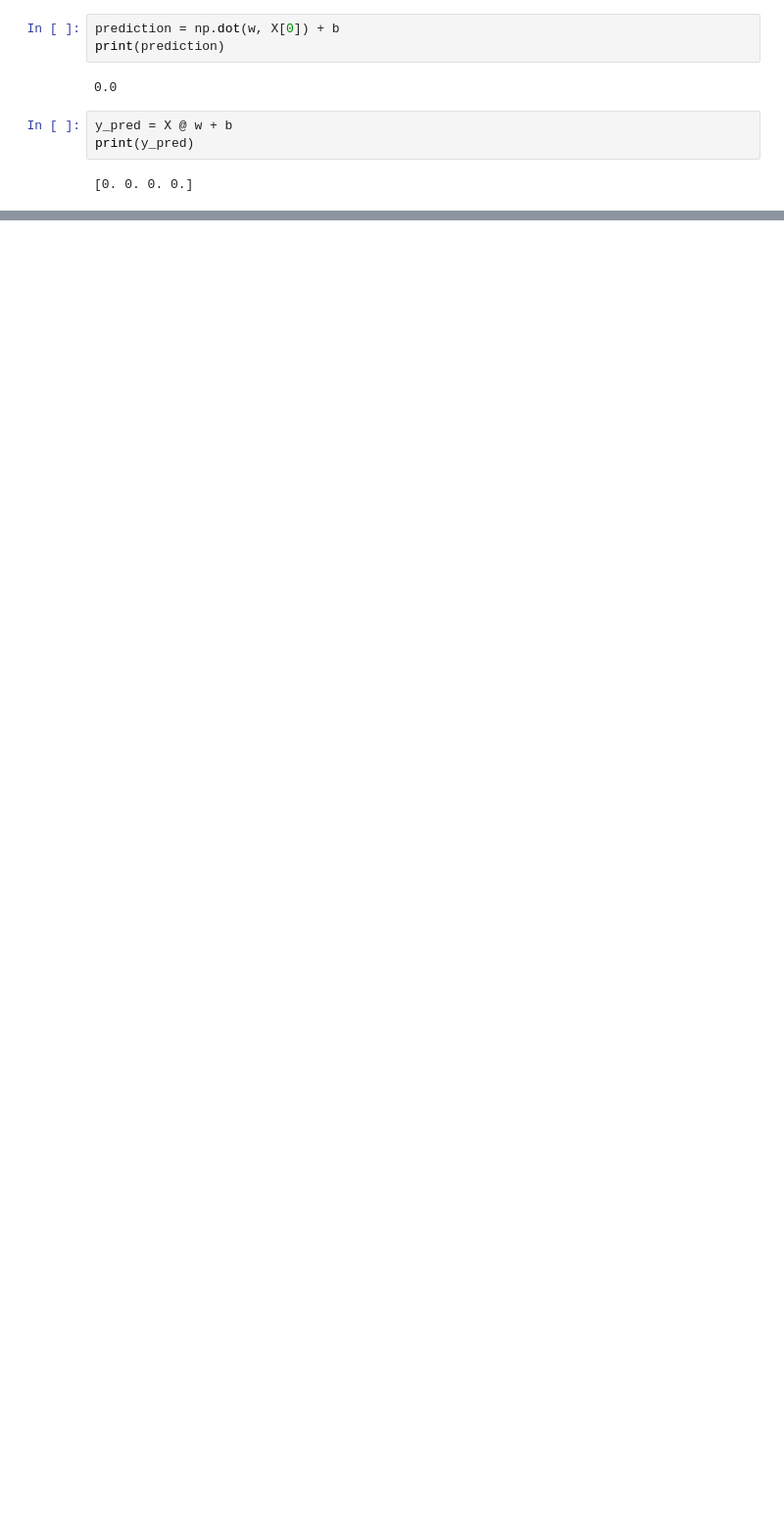
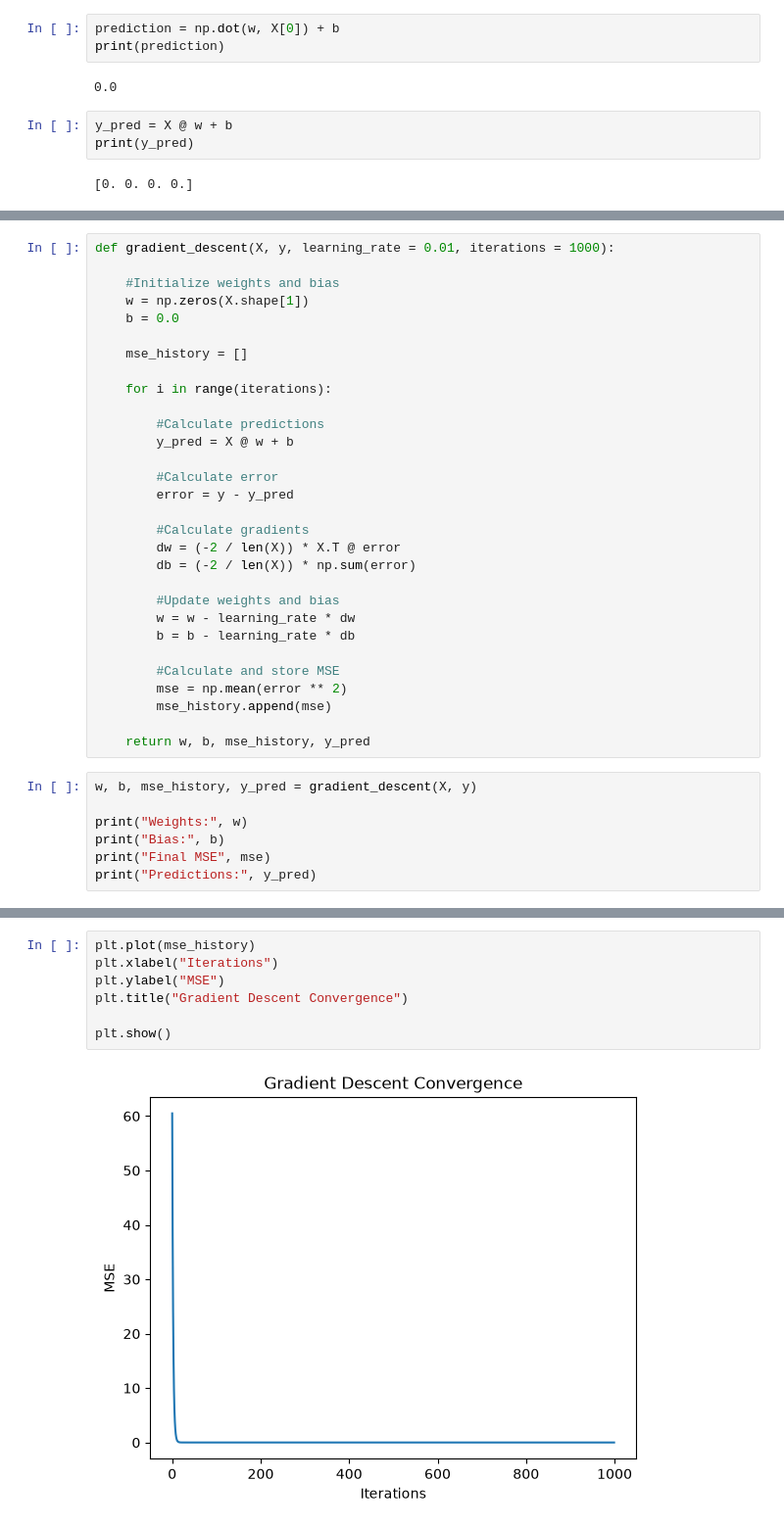
Before and after one commit to Navkirat9339/Housing-Price-Prediction, a Jupyter notebook: notebooks/02_linear_regression_from_scratch.ipynb, the cells around one changed output, grey strips where cells are left out. Shown at 98% size. Cells and saved outputs as stored; diff of their text form; blank space fills up the shorter version.

Commit message:
Prediction model made from scratch

```diff
--- a/notebooks/02_linear_regression_from_scratch.ipynb
+++ b/notebooks/02_linear_regression_from_scratch.ipynb
@@ -718,0 +799,37 @@ print(y_pred)
+# %%
+def gradient_descent(X, y, learning_rate = 0.01, iterations = 1000):
+
+    #Initialize weights and bias
+    w = np.zeros(X.shape[1])
+    b = 0.0
+
+    mse_history = []
+
+    for i in range(iterations):
+
+        #Calculate predictions
+        y_pred = X @ w + b
+
+        #Calculate error
+        error = y - y_pred
+
+        #Calculate gradients
+        dw = (-2 / len(X)) * X.T @ error
+        db = (-2 / len(X)) * np.sum(error)
+
+        #Update weights and bias
+        w = w - learning_rate * dw
+        b = b - learning_rate * db
+
+        #Calculate and store MSE
+        mse = np.mean(error ** 2)
+        mse_history.append(mse)
+
+    return w, b, mse_history, y_pred
+# %%
+w, b, mse_history, y_pred = gradient_descent(X, y)
+
+print("Weights:", w)
+print("Bias:", b)
+print("Final MSE", mse)
+print("Predictions:", y_pred)
@@ -718,0 +849,9 @@ print(y_pred)
+# %%
+plt.plot(mse_history)
+plt.xlabel("Iterations")
+plt.ylabel("MSE")
+plt.title("Gradient Descent Convergence")
+
+plt.show()
+# %% [output]
+[figure, added]
```
Also changed, not shown: parts of 12 cells of this notebook.
